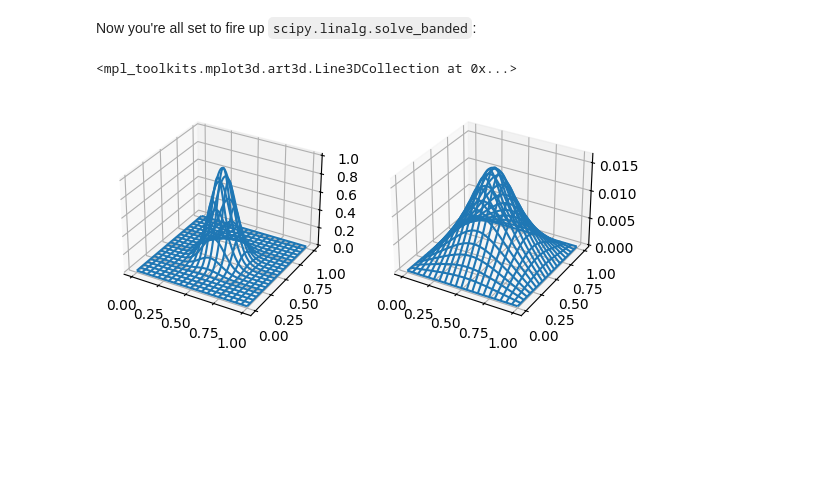
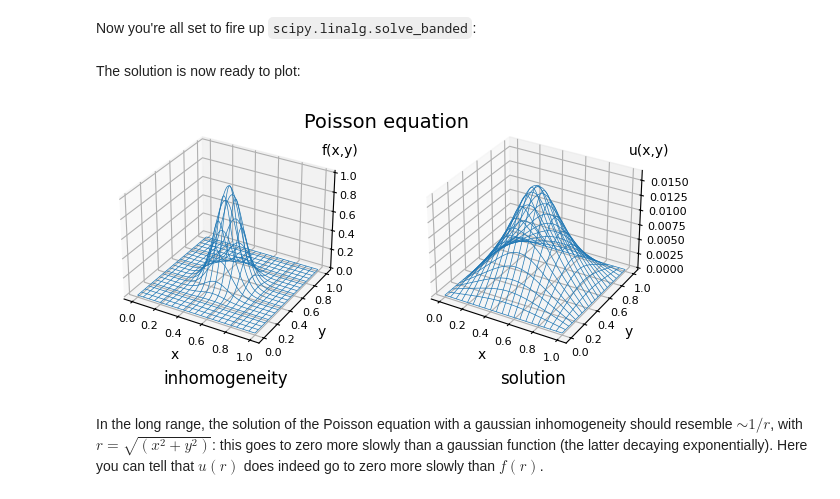
Before and after one commit to vacondio/py-fem-2d-simple, a Jupyter notebook: notebooks/README.ipynb, the cells around one changed output. Cells and saved outputs as stored; diff of their text form; code cells hidden in the pictures; blank space fills up the shorter version.

```diff
--- a/notebooks/README.ipynb
+++ b/notebooks/README.ipynb
@@ -98,25 +99,46 @@ Now you're all set to fire up `scipy.linalg.solve_banded`:
 # %%
 from scipy.linalg import solve_banded
 u = solve_banded((nx,nx), A_mat, b_vec)
+# %% [markdown]
+The solution is now ready to plot:
 # %%
 import matplotlib.pyplot as plt
+%matplotlib inline
 
 # prepare (x,y) grid
 nx, ny, nodes = mesh.nx, mesh.ny, mesh.nodes
 X = nodes[:,0].reshape(nx,ny)
 Y = nodes[:,1].reshape(nx,ny)
 
-fig = plt.figure()
+fig = plt.figure(figsize=(6.4, 3.0))
+fig.suptitle("Poisson equation", y= 0.95, fontsize=14)
 
 # first subplot: f(x, y), inhomogeneity of the Poisson equation
 Z = f(nodes).reshape(nx,ny)
-ax = fig.add_subplot(1, 2, 1, projection='3d')
-ax.plot_wireframe(X, Y, Z, cstride=5, rstride=5)
 
-# second subplot: x2, solution of the linear system
+ax = fig.add_axes((0.0, 0.13, 0.5, 0.8), projection='3d')
+ax.set_title("inhomogeneity", y=-0.15)
+ax.tick_params(labelsize=8, pad=-2)
+ax.set_xlabel('x', labelpad=-4)
+ax.set_ylabel('y', labelpad=-4)
+ax.text2D(0.90, 0.85, "f(x,y)", transform=ax.transAxes)
+ax.plot_wireframe(X, Y, Z, cstride=5, rstride=5, linewidths=0.5)
+
+# second subplot: u, solution of the linear system
 Z = u.reshape(nx,ny)
-ax = fig.add_subplot(1, 2, 2, projection='3d')
-ax.plot_wireframe(X, Y, Z, cstride=5, rstride=5)
+
+ax = fig.add_axes((0.48, 0.13, 0.5, 0.8), projection='3d')
+ax.set_title("solution", y=-0.15)
+ax.tick_params(labelsize=8, pad=-2)
+ax.tick_params('z', pad=4)
+ax.set_xlabel('x', labelpad=-4)
+ax.set_ylabel('y', labelpad=-4)
+ax.text2D(0.90, 0.85, "u(x,y)", transform=ax.transAxes)
+ax.plot_wireframe(X, Y, Z, cstride=5, rstride=5, linewidths=0.5)
+
+# plt.savefig("poisson.png")
+plt.show()
 # %% [output]
-<mpl_toolkits.mplot3d.art3d.Line3DCollection at 0x...>
-[figure, old version]
+[figure, new version]
+# %% [markdown]
+In the long range, the solution of the Poisson equation with a gaussian inhomogeneity should resemble $\sim 1/r$, with $r=\sqrt{(x^2+y^2)}$: this goes to zero more slowly than a gaussian function (the latter decaying exponentially).  Here you can tell that $u(r)$ does indeed go to zero more slowly than $f(r)$.
```
Also changed, not shown: parts of 2 cells of this notebook, 4 other files.
